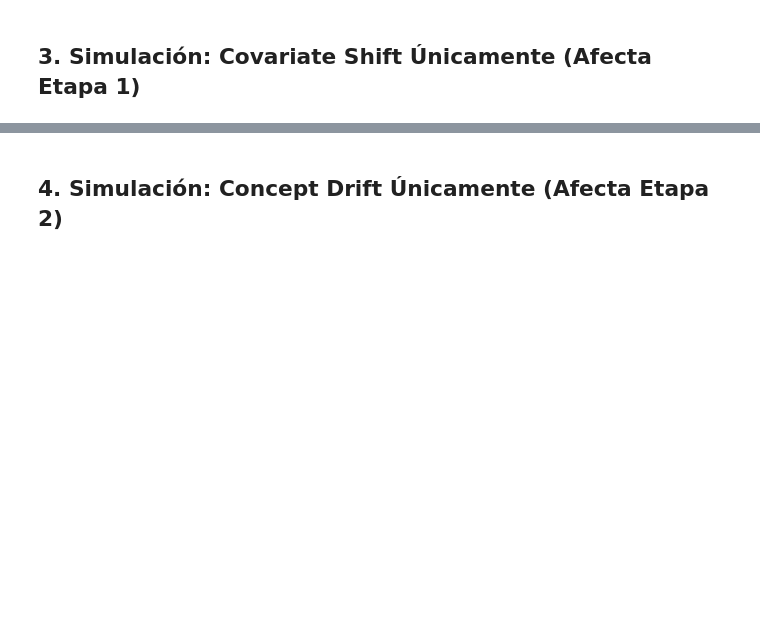
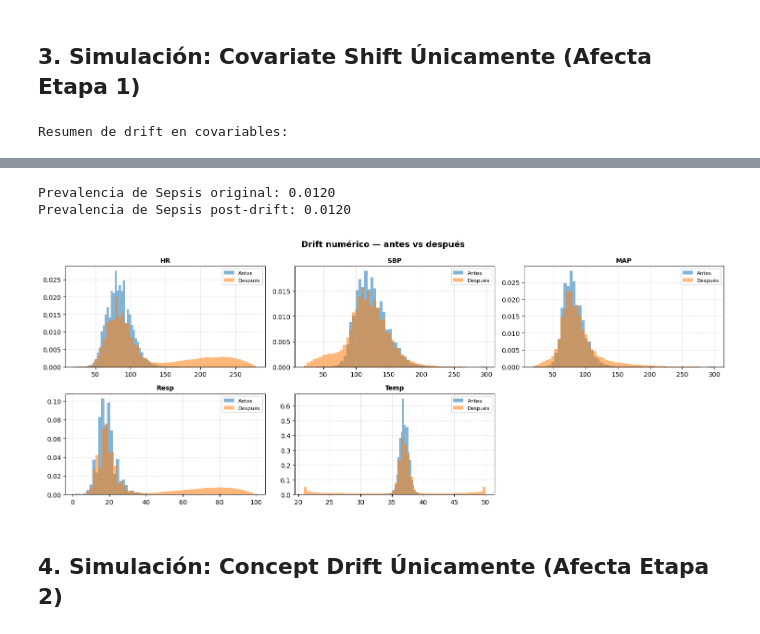
Before and after one commit to jeffreymonjacastro/tesis-darl, a Jupyter notebook: code/src/notebooks/drift_demo.ipynb, the cells around one changed output, grey strips where cells are left out. Cells and saved outputs as stored; diff of their text form; code cells hidden in the pictures; blank space fills up the shorter version.

```diff
--- a/code/src/notebooks/drift_demo.ipynb
+++ b/code/src/notebooks/drift_demo.ipynb
@@ -85,7 +84,7 @@ num_cfg = {
 }
 
 df_cov, meta_cov = inj.transform(
-    df_target, drift_severity=0.3, numeric_drift_config=num_cfg, drift_type="covariate"
+    df_target, drift_severity=0.3, numeric_drift_config=num_cfg
 )
 
 print("Resumen de drift en covariables:")
@@ -96,3 +95,5 @@ print(f"Prevalencia de Sepsis post-drift: {df_cov[LABEL_COL].mean():.4f}")
 # Graficar distribución de covariables
 fig_cov = plot_numeric_drift_grid(df_target, df_cov, cols=VITALS, ncols=3, bins=60)
 plt.show()
+# %% [output]
+Resumen de drift en covariables:
@@ -99,3 +107,6 @@ plt.show()
+Prevalencia de Sepsis original: 0.0120
+Prevalencia de Sepsis post-drift: 0.0120
+[figure, added]
 # %% [markdown]
 ## 4. Simulación: Concept Drift Únicamente (Afecta Etapa 2)
 # %%
```
Also changed, not shown: parts of 8 cells of this notebook, 14 other files.
